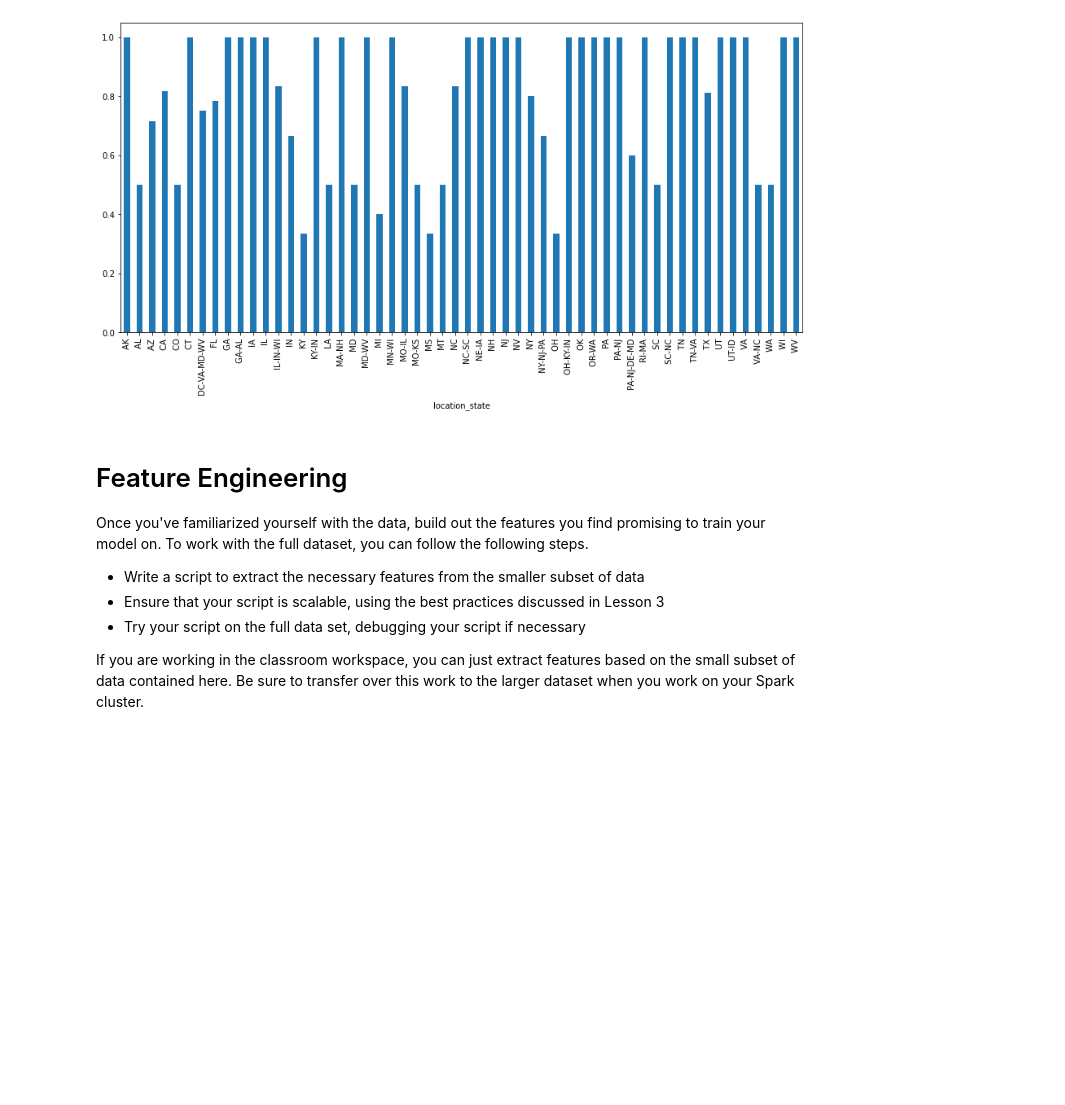
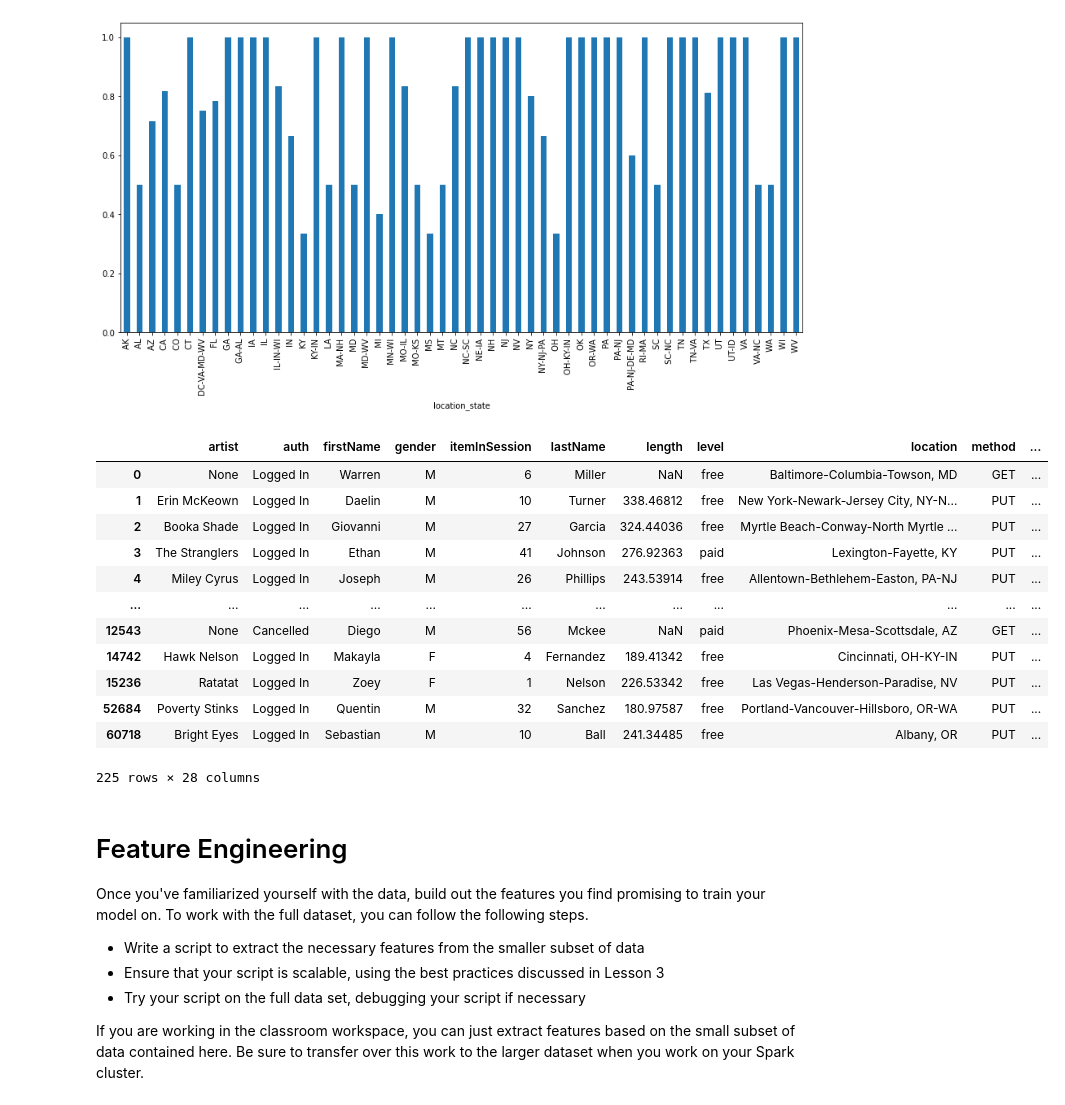
Before and after one commit to beaylott/sparkify, a Jupyter notebook: Sparkify.ipynb, the cells around one changed output. Saved outputs shown, nothing was run; the diff lists cells and outputs as text; code cells hidden in the pictures; blank space fills up the shorter version.

```diff
--- a/Sparkify.ipynb
+++ b/Sparkify.ipynb
@@ -376,3 +376,19 @@ location_by_churn_status_true=location_by_churn_status[True].reindex(location_by
+# %%
+df_cleand_pd.drop_duplicates(subset=['userId'])
+# %% [output]
+|  | artist | auth | firstName | gender | itemInSession | lastName | length | level | location | method | ... |
+| 0 | None | Logged In | Warren | M | 6 | Miller | NaN | free | Baltimore-Columbia-Towson, MD | GET | ... |
+| 1 | Erin McKeown | Logged In | Daelin | M | 10 | Turner | 338.46812 | free | New York-Newark-Jersey City, NY-N... | PUT | ... |
+| 2 | Booka Shade | Logged In | Giovanni | M | 27 | Garcia | 324.44036 | free | Myrtle Beach-Conway-North Myrtle ... | PUT | ... |
+| 3 | The Stranglers | Logged In | Ethan | M | 41 | Johnson | 276.92363 | paid | Lexington-Fayette, KY | PUT | ... |
+| 4 | Miley Cyrus | Logged In | Joseph | M | 26 | Phillips | 243.53914 | free | Allentown-Bethlehem-Easton, PA-NJ | PUT | ... |
+| ... | ... | ... | ... | ... | ... | ... | ... | ... | ... | ... | ... |
+| 12543 | None | Cancelled | Diego | M | 56 | Mckee | NaN | paid | Phoenix-Mesa-Scottsdale, AZ | GET | ... |
+| 14742 | Hawk Nelson | Logged In | Makayla | F | 4 | Fernandez | 189.41342 | free | Cincinnati, OH-KY-IN | PUT | ... |
+| 15236 | Ratatat | Logged In | Zoey | F | 1 | Nelson | 226.53342 | free | Las Vegas-Henderson-Paradise, NV | PUT | ... |
+| 52684 | Poverty Stinks | Logged In | Quentin | M | 32 | Sanchez | 180.97587 | free | Portland-Vancouver-Hillsboro, OR-WA | PUT | ... |
+| 60718 | Bright Eyes | Logged In | Sebastian | M | 10 | Ball | 241.34485 | free | Albany, OR | PUT | ... |
+225 rows × 28 columns
 # %% [markdown]
 
 # Feature Engineering
```
Also changed, not shown: parts of 22 cells of this notebook.
